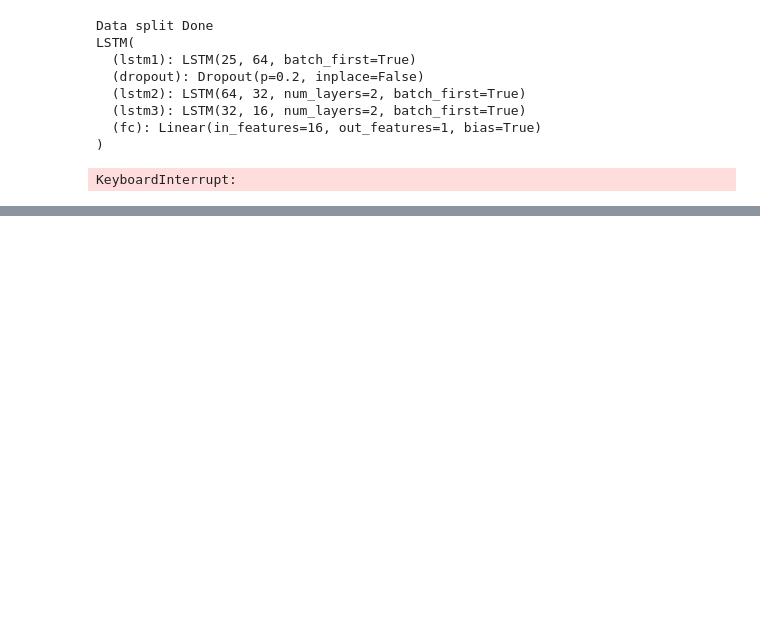
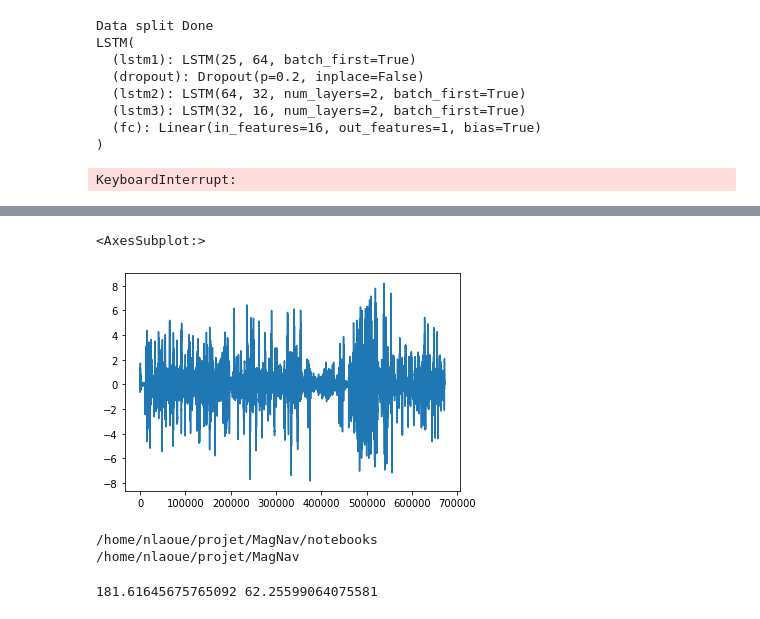
Before and after one commit to Naatyu/MagNav, a Jupyter notebook: notebooks/6 - RNN Solution.ipynb, the cells around one changed output, grey strips where cells are left out. Saved outputs shown, nothing was run; the diff lists cells and outputs as text; code cells hidden in the pictures; blank space fills up the shorter version.

```diff
--- a/notebooks/6 - RNN Solution.ipynb
+++ b/notebooks/6 - RNN Solution.ipynb
@@ -754,0 +794,14 @@ test.__getitem__(0)[1].size()
+# %%
+norm_df['INS_ACC_Y'].plot()
+# %% [output]
+<AxesSubplot:>
+[figure, added]
+# %%
+import os
+# Move from notebooks to MagNav
+print(os.getcwd())
+os.chdir('../')
+print(os.getcwd())
+# %% [output]
+/home/nlaoue/projet/MagNav/notebooks
+/home/nlaoue/projet/MagNav
@@ -754,0 +810,6 @@ test.__getitem__(0)[1].size()
+# %%
+RMSEno = magnav.rmse(df_concat['TL_comp_mag5_cl'],df_concat['IGRFMAG1'],False)
+RMSEyes = magnav.rmse((norm_df['TL_comp_mag5_cl']*df_concat['TL_comp_mag5_cl'].std())+df_concat['TL_comp_mag5_cl'].mean(),(norm_df['IGRFMAG1']*df_concat['IGRFMAG1'].std())+df_concat['IGRFMAG1'].mean(),True)
+print(RMSEno,RMSEyes)
+# %% [output]
+181.61645675765092 62.25599064075581
```
Also changed, not shown: parts of 8 cells of this notebook, 22 other files.
